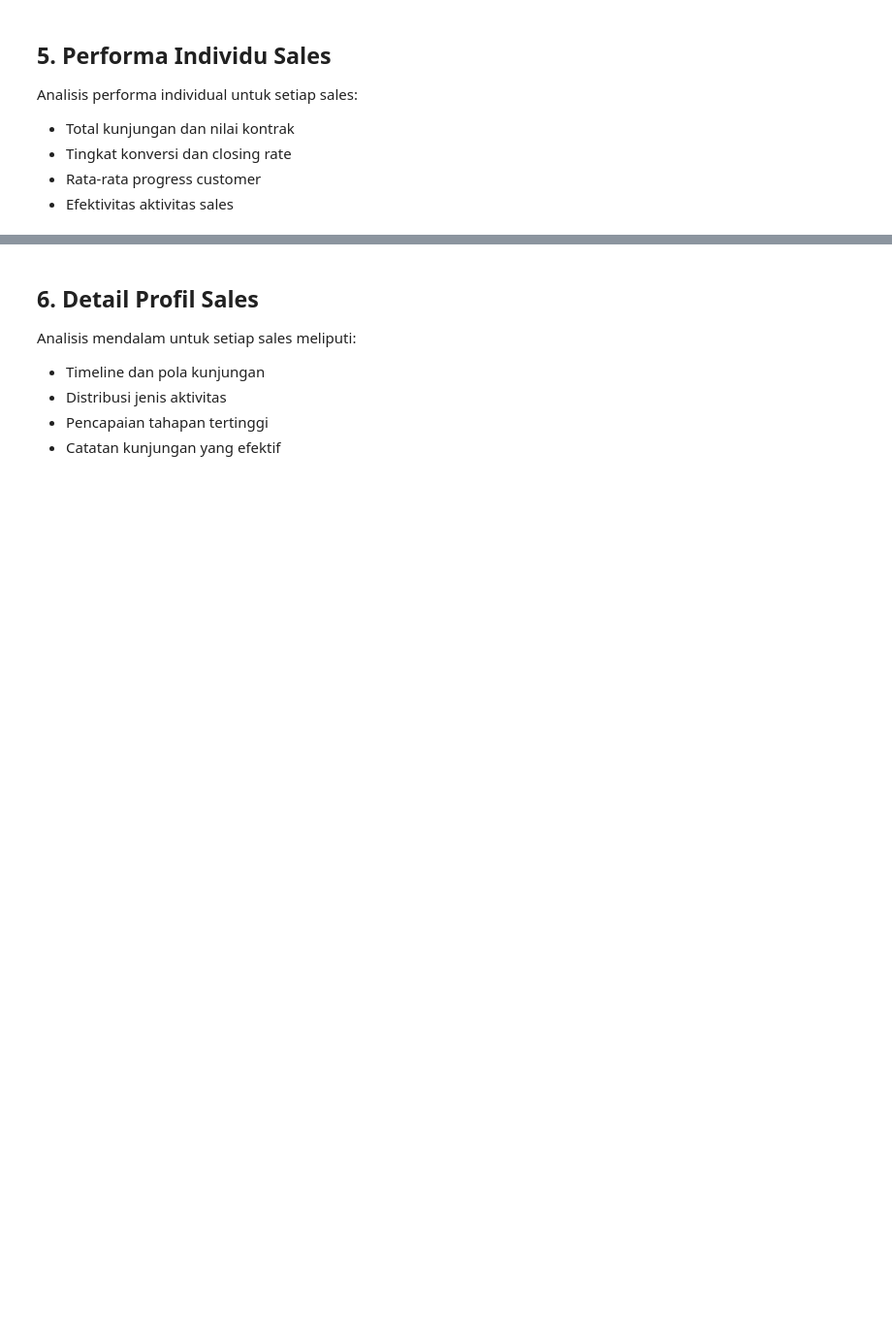
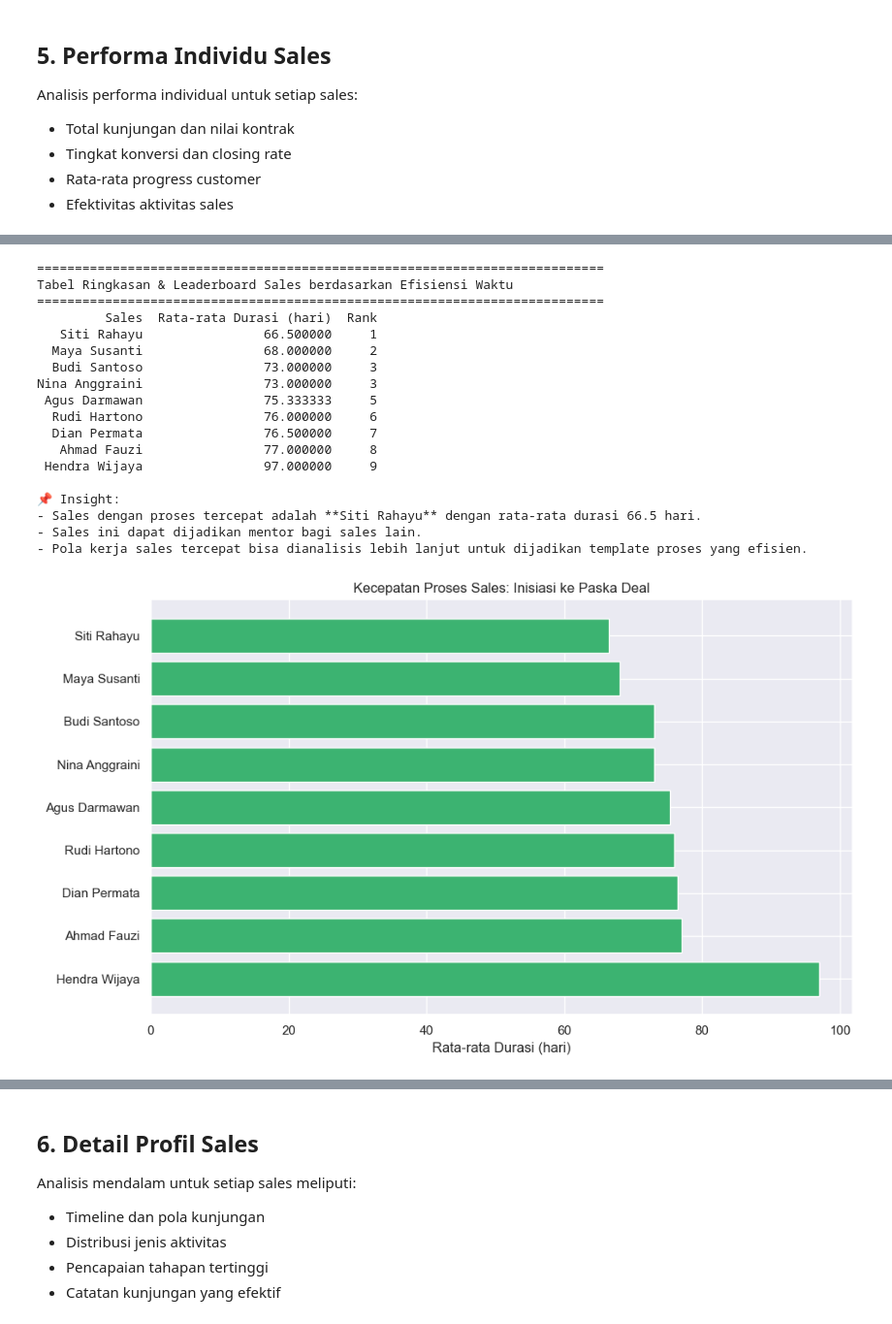
Before and after one commit to sitinurafifazkarima/dashboard-salestracker, a Jupyter notebook: analisis_salestracker.ipynb, the cells around one changed output, grey strips where cells are left out. Shown: that part at 97% size. Saved outputs shown, nothing was run; the diff lists cells and outputs as text; code cells hidden in the pictures; blank space fills up the shorter version.

```diff
--- a/analisis_salestracker.ipynb
+++ b/analisis_salestracker.ipynb
@@ -430,0 +501,80 @@ Dewi Pratiwi            NaN           1159000000          0.00         0.00
+# %%
+import pandas as pd
+import matplotlib.pyplot as plt
+
+# 1. Load dataset
+df = pd.read_csv("sales_visits_finalbgt_enriched.csv", parse_dates=["Tanggal"])
+
+# 2. Filter hanya customer yang sudah sampai tahap "Paska Deal"
+paska_deal_customers = df[df["Progress"] == "Paska Deal"]["ID_Customer"].unique()
+df_paska = df[df["ID_Customer"].isin(paska_deal_customers)]
+
+# 3. Urutkan berdasarkan tanggal per customer
+df_paska = df_paska.sort_values(["ID_Customer", "Tanggal"])
+
+# 4. Ambil tanggal inisiasi & paska deal untuk hitung durasi
+def get_duration(group):
+    inisiasi_date = group[group["Progress"] == "Inisiasi"]["Tanggal"].min()
+    paska_deal_date = group[group["Progress"] == "Paska Deal"]["Tanggal"].max()
+    duration = (paska_deal_date - inisiasi_date).days
+    return pd.Series({
+        "Nama_Sales": group["Nama_Sales"].iloc[0],
+        "Durasi_Proses_Sales (hari)": duration
+    })
+
+durasi_per_customer = df_paska.groupby("ID_Customer").apply(get_duration).dropna()
+
+# 5. Hitung rata-rata durasi per sales
+durasi_per_sales = durasi_per_customer.groupby("Nama_Sales")["Durasi_Proses_Sales (hari)"].mean()
+
+# 6. Buat leaderboard dalam DataFrame
+leaderboard_df = durasi_per_sales.reset_index().rename(columns={
+    "Nama_Sales": "Sales",
+    "Durasi_Proses_Sales (hari)": "Rata-rata Durasi (hari)"
+})
+leaderboard_df["Rank"] = leaderboard_df["Rata-rata Durasi (hari)"].rank(method="min").astype(int)
+leaderboard_df = leaderboard_df.sort_values("Rank").reset_index(drop=True)
+
+# 7. Tampilkan tabel dengan judul
+print("="*75)
+print("Tabel Ringkasan & Leaderboard Sales berdasarkan Efisiensi Waktu")
+print("="*75)
+print(leaderboard_df.to_string(index=False))
+
+# 8. Tampilkan insight
+best_sales = leaderboard_df.iloc[0]["Sales"]
+best_duration = leaderboard_df.iloc[0]["Rata-rata Durasi (hari)"]
+
+print("\n📌 Insight:")
+print(f"- Sales dengan proses tercepat adalah **{best_sales}** dengan rata-rata durasi {best_duration:.1f} hari.")
+print("- Sales ini dapat dijadikan mentor bagi sales lain.")
+print("- Pola kerja sales tercepat bisa dianalisis lebih lanjut untuk dijadikan template proses yang efisien.")
+
+# 9. Visualisasi (opsional)
+plt.figure(figsize=(10, 6))
+plt.barh(leaderboard_df["Sales"], leaderboard_df["Rata-rata Durasi (hari)"], color='mediumseagreen')
+plt.xlabel("Rata-rata Durasi (hari)")
+plt.title("Kecepatan Proses Sales: Inisiasi ke Paska Deal")
+plt.gca().invert_yaxis()
+plt.tight_layout()
+plt.show()
+# %% [output]
+===========================================================================
+Tabel Ringkasan & Leaderboard Sales berdasarkan Efisiensi Waktu
+===========================================================================
+         Sales  Rata-rata Durasi (hari)  Rank
+   Siti Rahayu                66.500000     1
+  Maya Susanti                68.000000     2
+  Budi Santoso                73.000000     3
+Nina Anggraini                73.000000     3
+ Agus Darmawan                75.333333     5
+  Rudi Hartono                76.000000     6
+  Dian Permata                76.500000     7
+   Ahmad Fauzi                77.000000     8
+ Hendra Wijaya                97.000000     9
+
+📌 Insight:
+- Sales dengan proses tercepat adalah **Siti Rahayu** dengan rata-rata durasi 66.5 hari.
+- Sales ini dapat dijadikan mentor bagi sales lain.
+- Pola kerja sales tercepat bisa dianalisis lebih lanjut untuk dijadikan template proses yang efisien.
+[figure, added]
```
Also changed, not shown: parts of 7 cells of this notebook, 2 other files.
